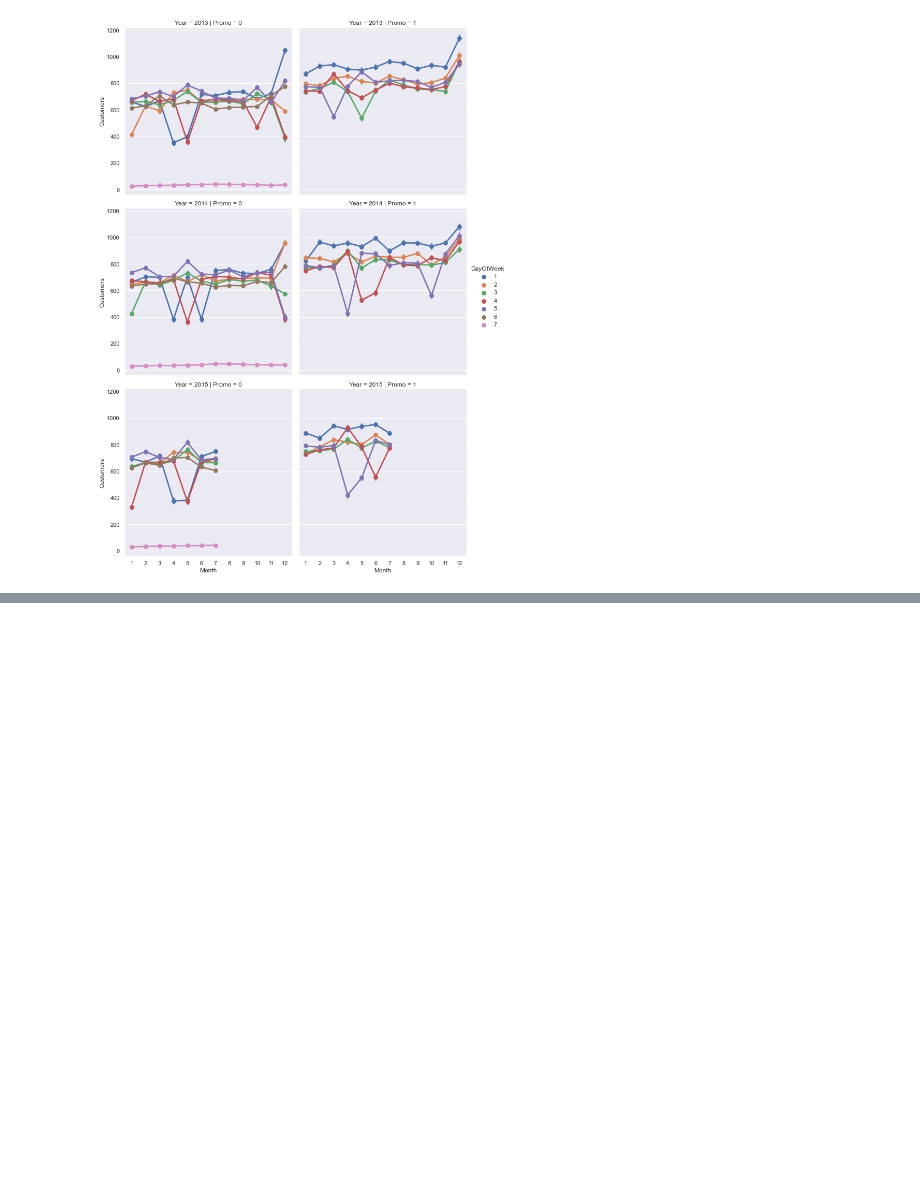
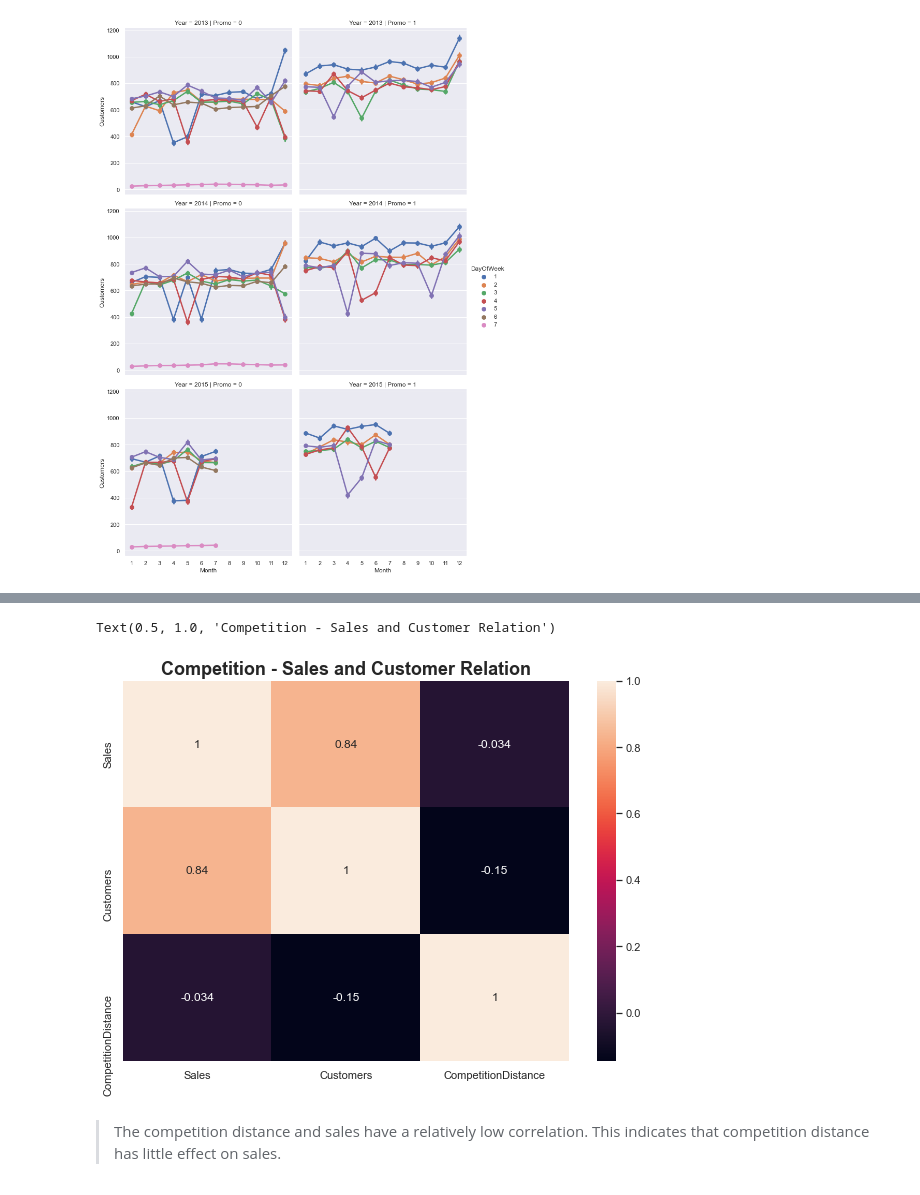
Before and after one commit to Melak2017/Pharmaceutical-Sales-Prediction-, a Jupyter notebook: notebooks/data_exploration.ipynb, the cells around one changed output, grey strips where cells are left out. Cells and saved outputs as stored; diff of their text form; code cells hidden in the pictures; blank space fills up the shorter version.

```diff
--- a/notebooks/data_exploration.ipynb
+++ b/notebooks/data_exploration.ipynb
@@ -674,0 +686,10 @@ sns.scatterplot(data=competition_df_agg, x='CompetitionDistance', y='Sales')
+# %%
+group_comp_dist_corr = competition_df_agg.corr()
+plt.figure(figsize=(10, 7))
+sns.heatmap(group_comp_dist_corr, annot=True)
+plt.title('Competition - Sales and Customer Relation', size=18, fontweight='bold')
+# %% [output]
+Text(0.5, 1.0, 'Competition - Sales and Customer Relation')
+[figure, added]
+# %% [markdown]
+>The competition distance and sales have a relatively low correlation. This indicates that competition distance has little effect on sales.
```
Also changed, not shown: parts of 94 cells of this notebook.
